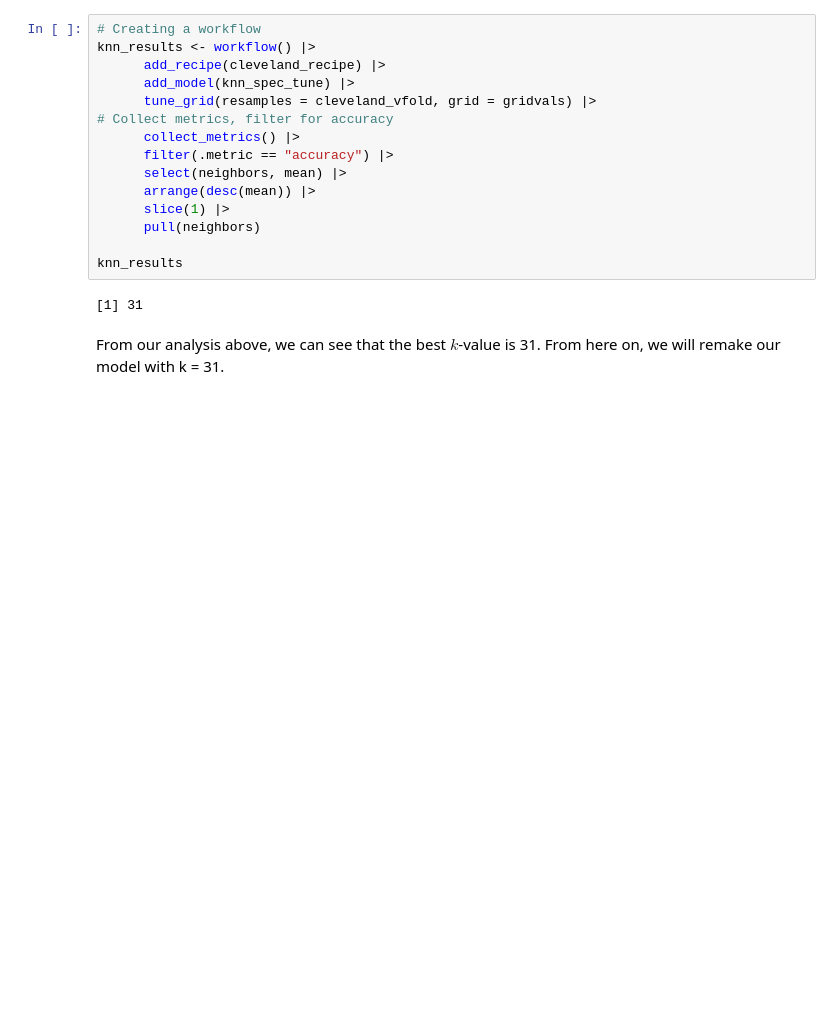
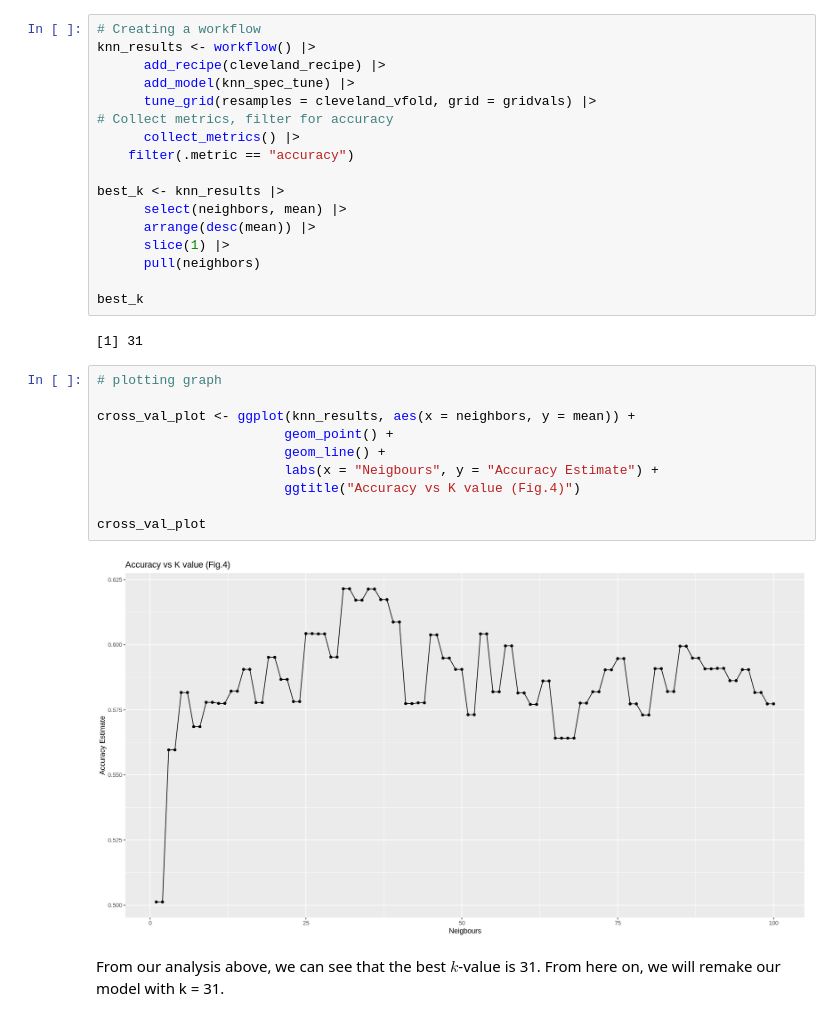
Before and after one commit to VivaanWadhwa/Heart_Disease_Prediction, a Jupyter notebook: Project_Report.ipynb, the cells around one changed output. Drawn from its saved outputs; the diff is of its cells as text; blank space fills up the shorter version.

Commit message:
found accuracy + added plot

```diff
--- a/Project_Report.ipynb
+++ b/Project_Report.ipynb
@@ -208,15 +208,29 @@ knn_results <- workflow() |>
       tune_grid(resamples = cleveland_vfold, grid = gridvals) |>
 # Collect metrics, filter for accuracy
       collect_metrics() |>
-      filter(.metric == "accuracy") |>
+    filter(.metric == "accuracy")
+
+best_k <- knn_results |>
       select(neighbors, mean) |>
       arrange(desc(mean)) |>
       slice(1) |>
       pull(neighbors)
 
-knn_results
+best_k
 # %% [output]
 [1] 31
+# %%
+# plotting graph
+
+cross_val_plot <- ggplot(knn_results, aes(x = neighbors, y = mean)) +
+                        geom_point() +
+                        geom_line() +
+                        labs(x = "Neigbours", y = "Accuracy Estimate") +
+                        ggtitle("Accuracy vs K value (Fig.4)")
+
+cross_val_plot
+# %% [output]
+[figure, added]
 # %% [markdown]
 From our analysis above, we can see that the best $k$-value is 31. From here on, we will remake our model with k = 31.
 # %% [markdown]
```
Also changed, not shown: parts of 4 cells of this notebook.
